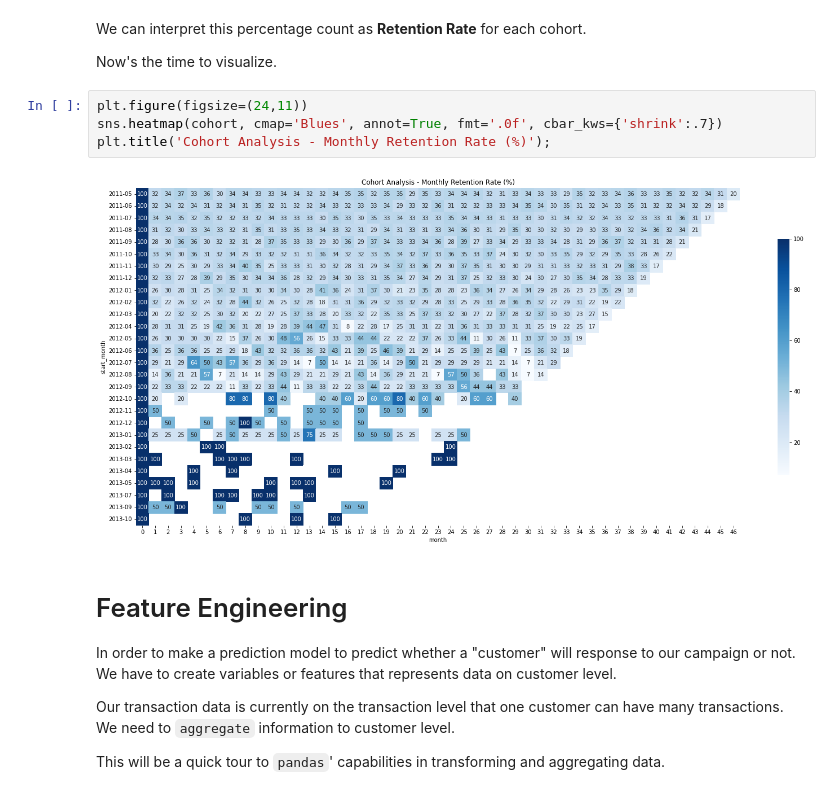
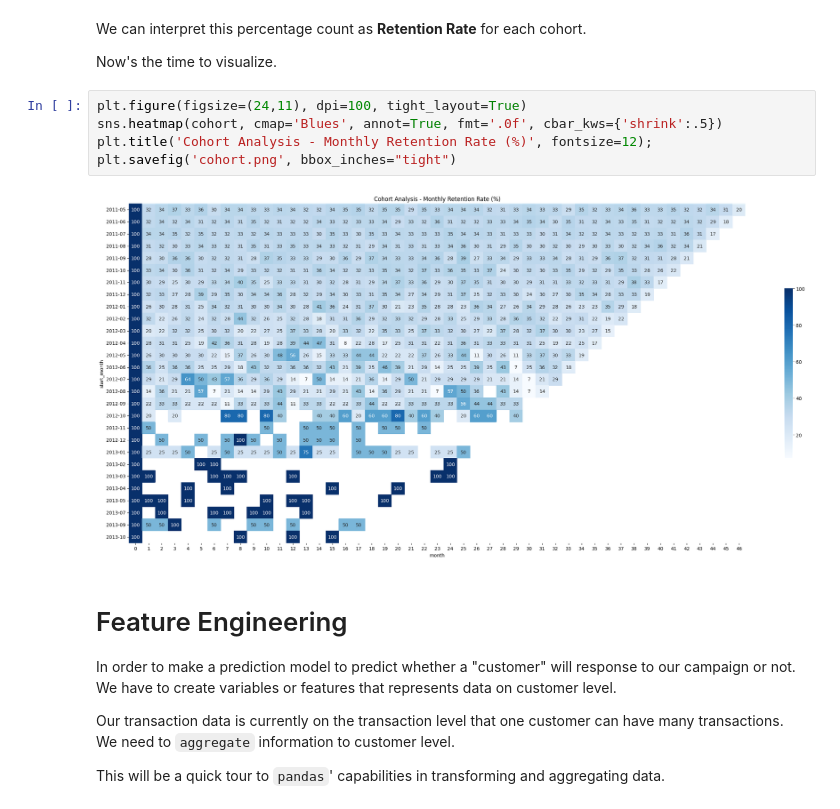
Before and after one commit to tanatiem/campaign-response, a Jupyter notebook: notebooks/campaign_response_prediction.ipynb, the cells around one changed output. Saved outputs shown, nothing was run; the diff lists cells and outputs as text.

```diff
--- a/notebooks/campaign_response_prediction.ipynb
+++ b/notebooks/campaign_response_prediction.ipynb
@@ -308,11 +308,12 @@ We can interpret this percentage count as **Retention Rate** for each cohort.
 
 Now's the time to visualize.
 # %%
-plt.figure(figsize=(24,11))
-sns.heatmap(cohort, cmap='Blues', annot=True, fmt='.0f', cbar_kws={'shrink':.7})
-plt.title('Cohort Analysis - Monthly Retention Rate (%)');
+plt.figure(figsize=(24,11), dpi=100, tight_layout=True)
+sns.heatmap(cohort, cmap='Blues', annot=True, fmt='.0f', cbar_kws={'shrink':.5})
+plt.title('Cohort Analysis - Monthly Retention Rate (%)', fontsize=12);
+plt.savefig('cohort.png', bbox_inches="tight")
 # %% [output]
-[figure, old version]
+[figure, new version]
 # %% [markdown]
 # Feature Engineering
 
```
